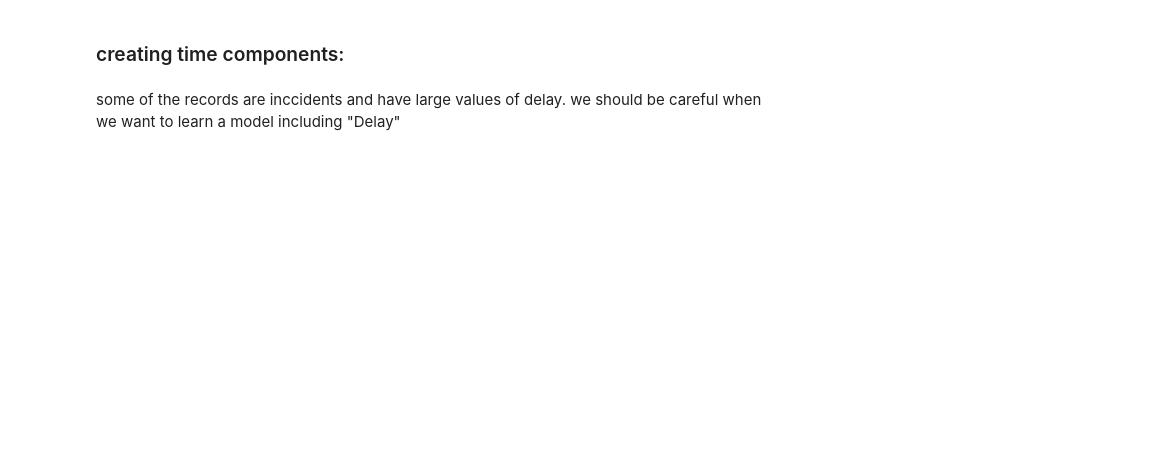
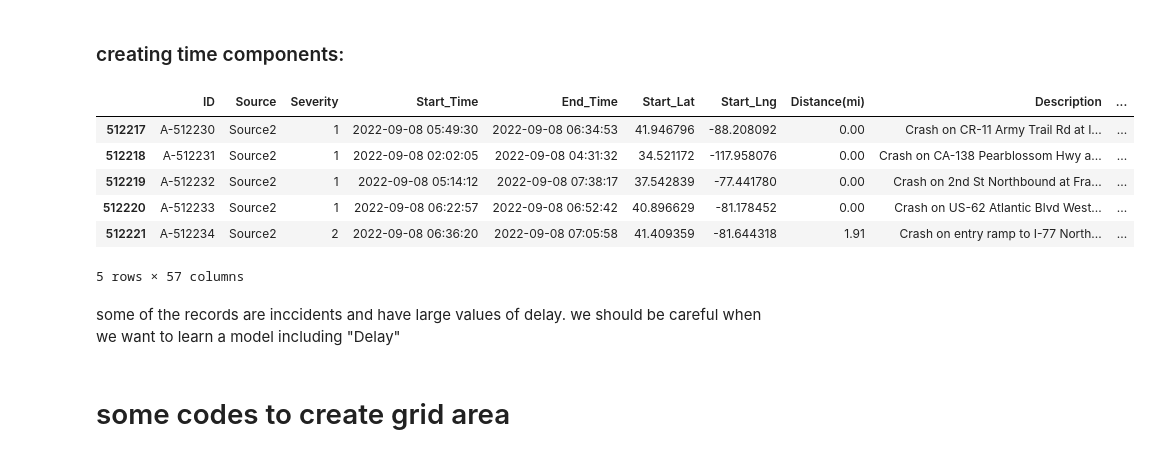
Before and after one commit to reza370/ML_group_project, a Jupyter notebook: accidents.ipynb, the cells around one changed output. Drawn from its saved outputs; the diff is of its cells as text; code cells hidden in the pictures; blank space fills up the shorter version.

```diff
--- a/accidents.ipynb
+++ b/accidents.ipynb
@@ -185,5 +187,8 @@ Cuda_id = torch.cuda.current_device()
 # %%
 accidents = pd.read_csv("C:\\Users\\reza3\\OneDrive\\Desktop\\AIT\\Machine learning\\group project\\data\\US_Accidents_March23.csv")
+# %%
+# these two columns are mostly missing
+accidents.drop(["End_Lat", "End_Lng"], axis = 1, inplace=True )
 # %% [markdown]
 ### creating time components:
 # %%
@@ -221,6 +226,20 @@ accidents["End_Weekday"] = accidents["End_Time"].dt.day_of_week
 
 # create a new column for weekends:
 accidents['IsWeekend'] = accidents['Start_Weekday'].apply(lambda x: 1 if x >= 5 else 0)
+# %%
+accidents = accidents[accidents["Start_Year"] >2019]
+# %%
+accidents.dropna(inplace=True)
+# %%
+accidents.head()
+# %% [output]
+|  | ID | Source | Severity | Start_Time | End_Time | Start_Lat | Start_Lng | Distance(mi) | Description | ... |
+| 512217 | A-512230 | Source2 | 1 | 2022-09-08 05:49:30 | 2022-09-08 06:34:53 | 41.946796 | -88.208092 | 0.00 | Crash on CR-11 Army Trail Rd at I... | ... |
+| 512218 | A-512231 | Source2 | 1 | 2022-09-08 02:02:05 | 2022-09-08 04:31:32 | 34.521172 | -117.958076 | 0.00 | Crash on CA-138 Pearblossom Hwy a... | ... |
+| 512219 | A-512232 | Source2 | 1 | 2022-09-08 05:14:12 | 2022-09-08 07:38:17 | 37.542839 | -77.441780 | 0.00 | Crash on 2nd St Northbound at Fra... | ... |
+| 512220 | A-512233 | Source2 | 1 | 2022-09-08 06:22:57 | 2022-09-08 06:52:42 | 40.896629 | -81.178452 | 0.00 | Crash on US-62 Atlantic Blvd West... | ... |
+| 512221 | A-512234 | Source2 | 2 | 2022-09-08 06:36:20 | 2022-09-08 07:05:58 | 41.409359 | -81.644318 | 1.91 | Crash on entry ramp to I-77 North... | ... |
+5 rows × 57 columns
 # %% [markdown]
 some of the records are inccidents and have large values of delay. we should be careful when we want to learn a model including "Delay"
 # %%
@@ -254,6 +273,8 @@ accidents["Visibility(km)"] = accidents["Visibility(mi)"].apply(miles_to_km)
 accidents["Wind_Speed(kmph)"] = accidents["Wind_Speed(mph)"].apply(miles_to_km)
 
 accidents = accidents.drop(columns=["Temperature(F)","Wind_Chill(F)", "Pressure(in)", "Precipitation(in)", "Visibility(mi)", "Wind_Speed(mph)", "Distance(mi)" ])
+# %% [markdown]
+# some codes to create grid area
 # %%
 """# Create a function to assign grid square IDs
 def assign_grid_square(gridsize, lat, lng):
```
Also changed, not shown: parts of 21 cells of this notebook.
